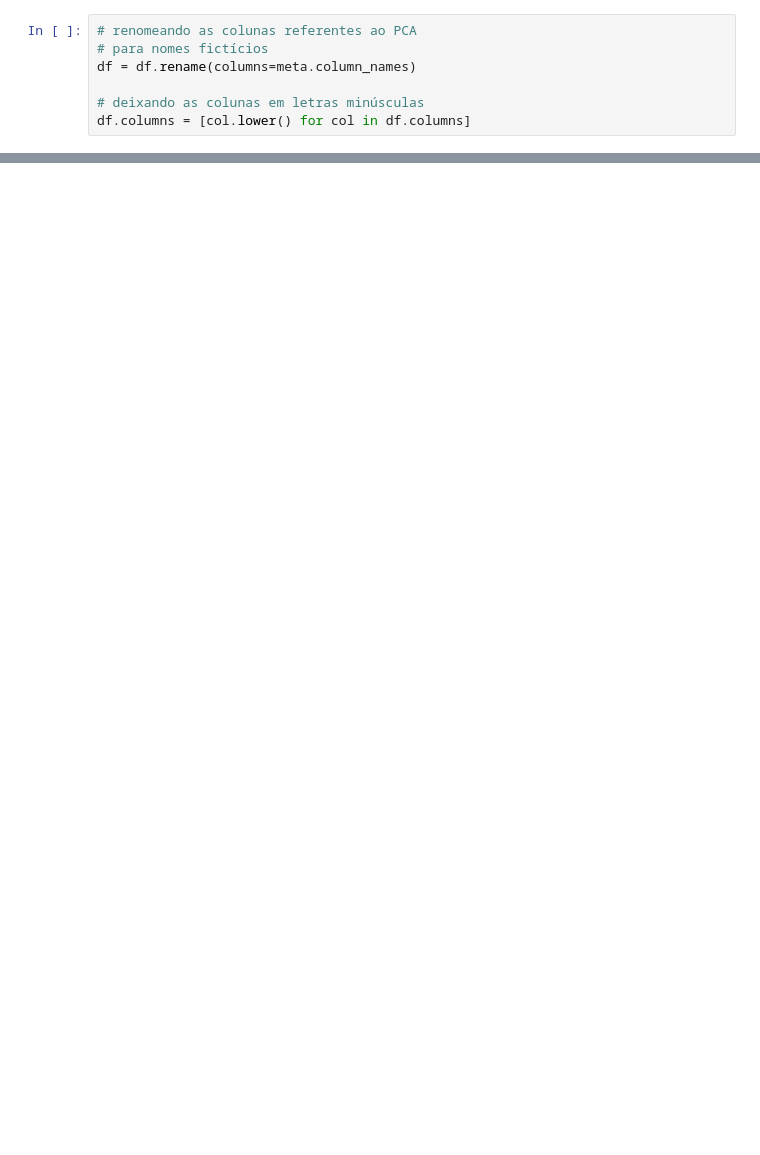
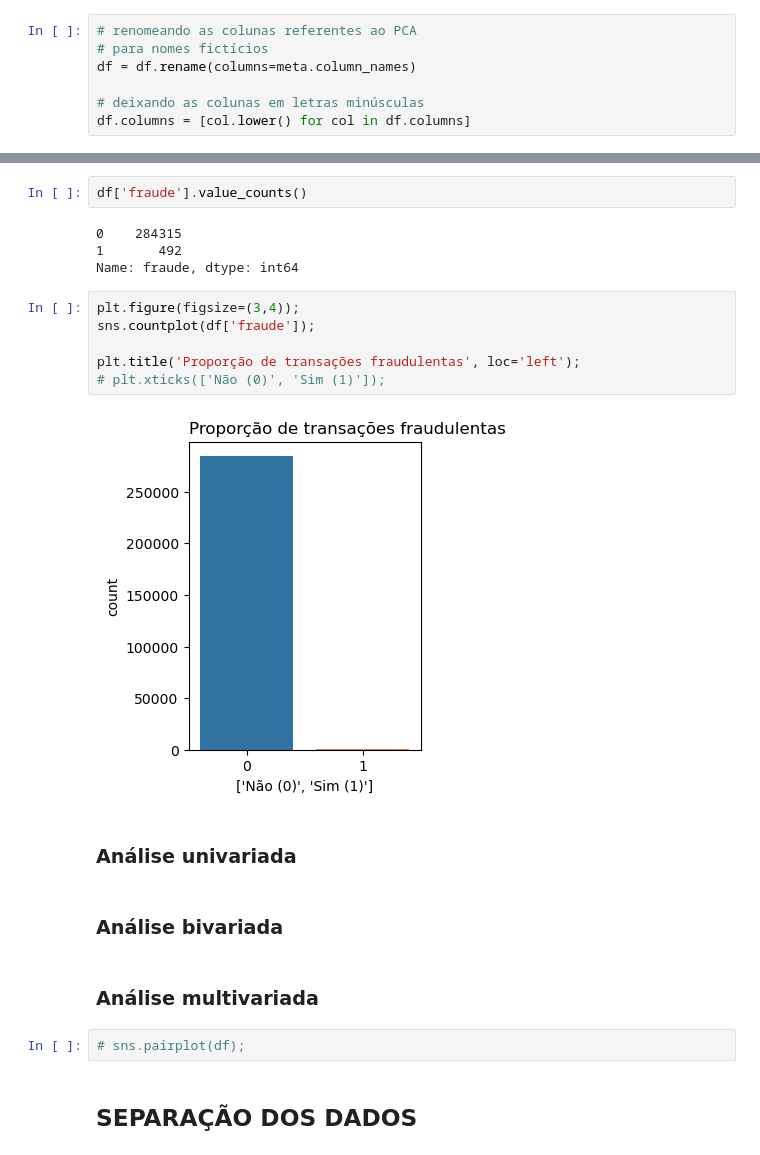
Before and after one commit to gprzy/real-time-fraud-detection, a Jupyter notebook: fraud_detection.ipynb, the cells around one changed output, grey strips where cells are left out. Saved outputs shown, nothing was run; the diff lists cells and outputs as text; blank space fills up the shorter version.

```diff
--- a/fraud_detection.ipynb
+++ b/fraud_detection.ipynb
@@ -206,0 +242,24 @@ print(models)
+# %%
+df['fraude'].value_counts()
+# %% [output]
+0    284315
+1       492
+Name: fraude, dtype: int64
+# %%
+plt.figure(figsize=(3,4));
+sns.countplot(df['fraude']);
+
+plt.title('Proporção de transações fraudulentas', loc='left');
+# plt.xticks(['Não (0)', 'Sim (1)']);
+# %% [output]
+[figure, added]
+# %% [markdown]
+### Análise univariada
+# %% [markdown]
+### Análise bivariada
+# %% [markdown]
+### Análise multivariada
+# %%
+# sns.pairplot(df);
+# %% [markdown]
+## **SEPARAÇÃO DOS DADOS**
```
Also changed, not shown: parts of 88 cells of this notebook, 3 other files.
